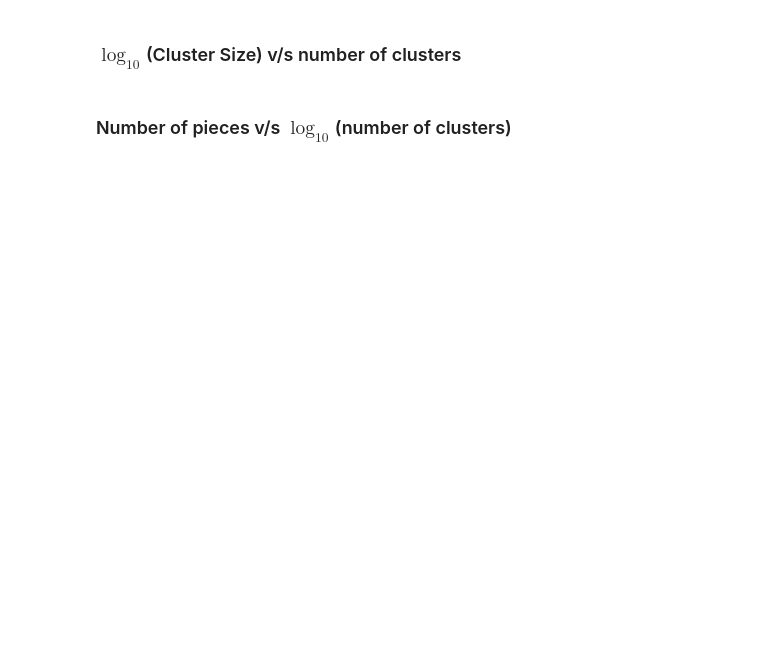
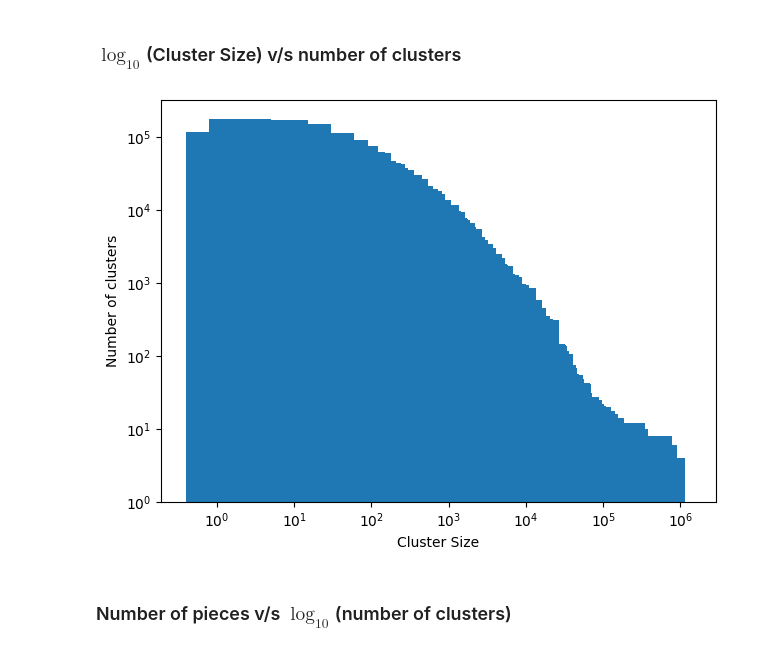
Before and after one commit to boredanon/RushHourClusterDataset, a Jupyter notebook: RushHour.ipynb, the cells around one changed output. Drawn from its saved outputs; the diff is of its cells as text; code cells hidden in the pictures; blank space fills up the shorter version.

```diff
--- a/RushHour.ipynb
+++ b/RushHour.ipynb
@@ -341,34 +387,36 @@ plt.show()
 # %%
 import math
 import numpy as np
 import matplotlib.pyplot as plt
 import matplotlib.ticker as ticker
 
 counts = (
-    df.group_by("Cluster Size")
+    filtered_df.group_by("Cluster Size")
     .len(name="Number of Clusters")
     .sort("Cluster Size")
 )
 
 x = counts['Cluster Size'].to_numpy()
 log_x = np.log10(x)
 y = counts['Number of Clusters'].to_numpy()
-
-plt.bar(log_x, y)
+log_y = np.log10(y)
+plt.bar(log_x, log_y)
 
 plt.ylabel("Number of clusters")
-plt.xlabel(r"$\log_{10}$(Cluster Size)")
+plt.xlabel(r"Cluster Size")
 
 
-y_min = int(np.floor(log_y.min()))
-y_max = int(np.ceil(log_y.max()))
-exact_ticks = np.arange(y_min, y_max + 1, 1)
-plt.yticks(exact_ticks)
+# y_min = int(np.floor(log_y.min()))
+# y_max = int(np.ceil(log_y.max()))
+# exact_ticks = np.arange(y_min, y_max + 1, 1)
+# plt.yticks(exact_ticks)
 plt.gca().xaxis.set_major_locator(ticker.MultipleLocator(1))
 plt.gca().xaxis.set_major_formatter(ticker.FormatStrFormatter('$10^{%g}$'))
-
+plt.gca().yaxis.set_major_formatter(ticker.FormatStrFormatter('$10^{%g}$'))
 plt.tight_layout()
 plt.show()
+# %% [output]
+[figure, added]
 # %% [markdown]
 ### Number of pieces v/s $\log_{10}$(number of clusters)
 # %%
```
Also changed, not shown: parts of 12 cells of this notebook.
